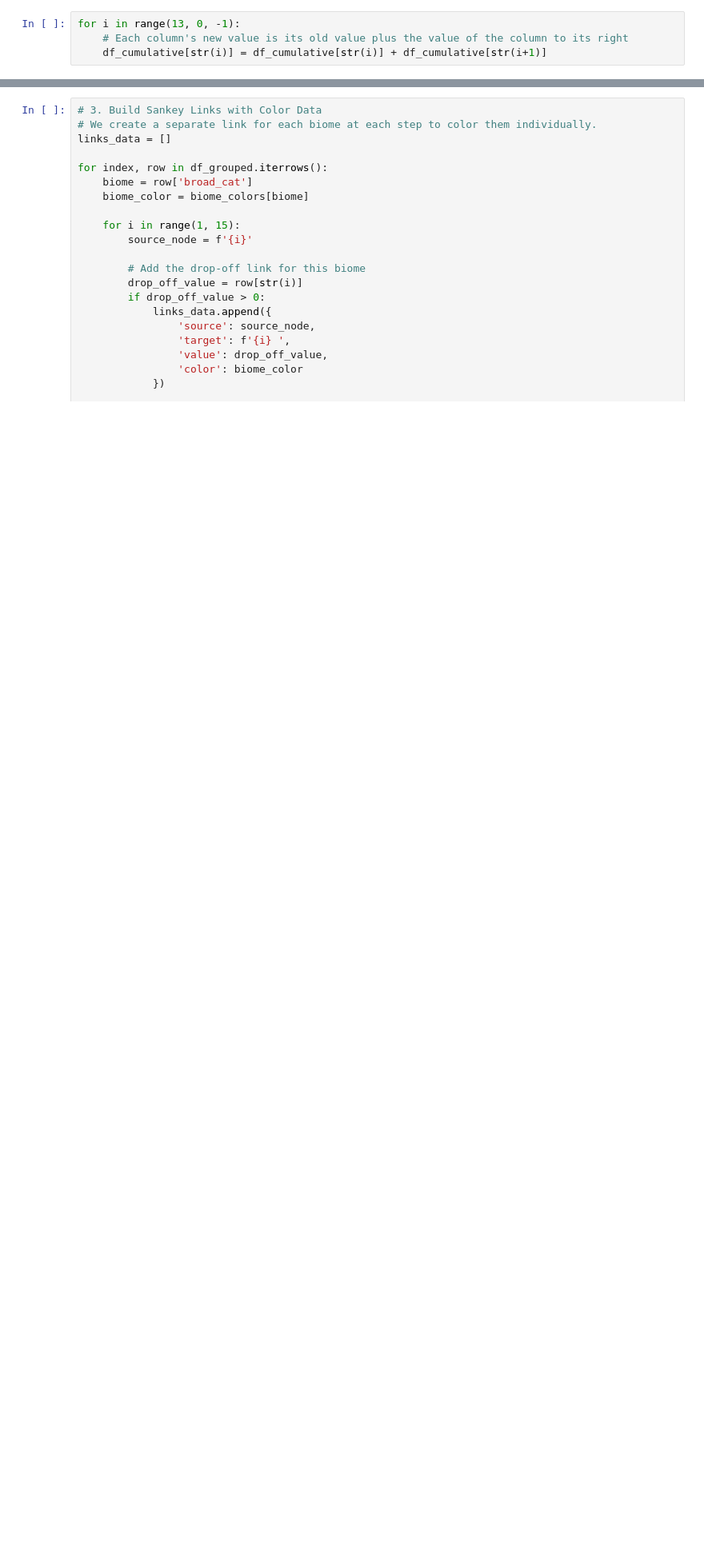
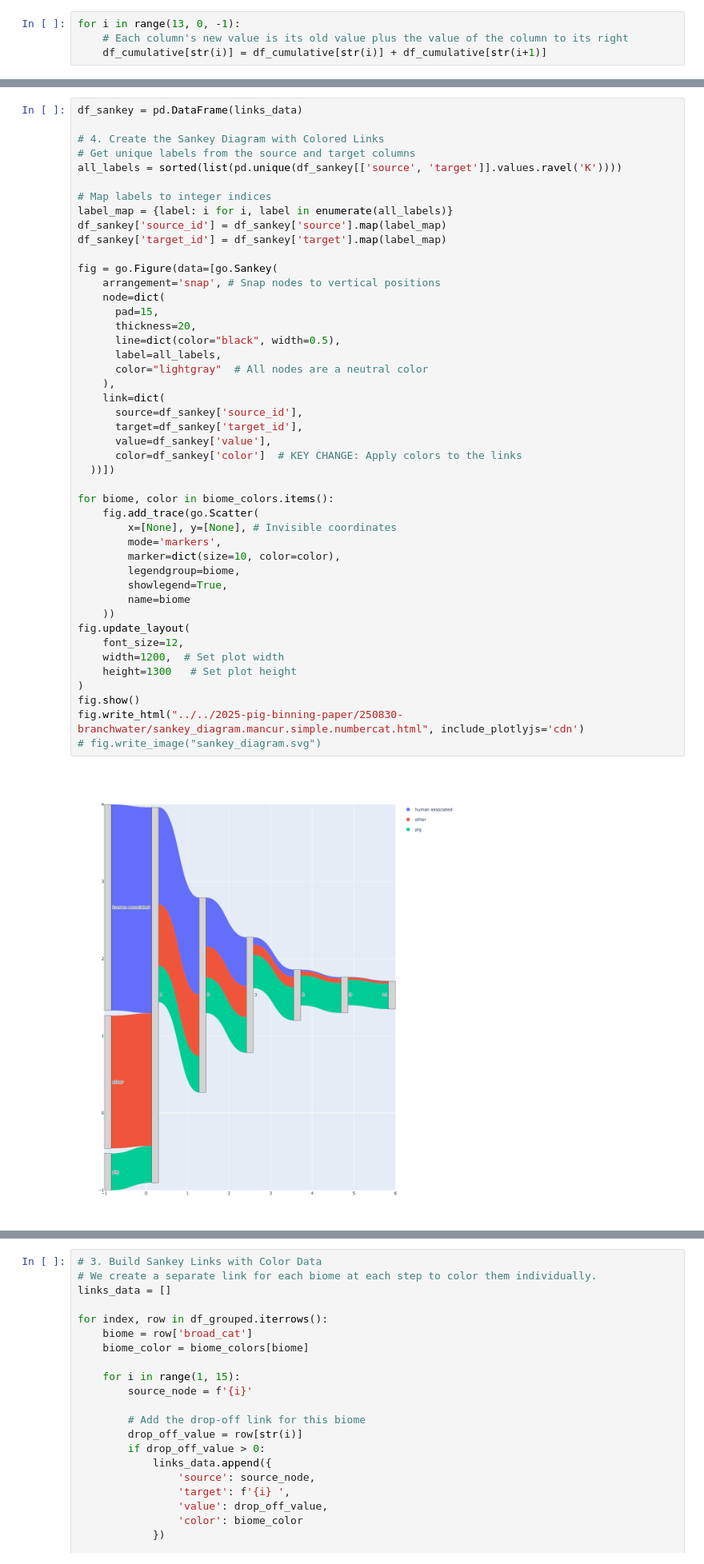
Before and after one commit to AnneliektH/2025-pig-binning-plots, a Jupyter notebook: notebooks/251001_branchwater.ipynb, the cells around one changed output, grey strips where cells are left out. Shown: that part at 80% size. Saved outputs shown, nothing was run; the diff lists cells and outputs as text; blank space fills up the shorter version.

```diff
--- a/notebooks/251001_branchwater.ipynb
+++ b/notebooks/251001_branchwater.ipynb
@@ -185,3 +183,50 @@ biome_colors = {biome: palette[i % len(palette)] for i, biome in enumerate(uniqu
+# %%
+df_sankey = pd.DataFrame(links_data)
+
+# 4. Create the Sankey Diagram with Colored Links
+# Get unique labels from the source and target columns
+all_labels = sorted(list(pd.unique(df_sankey[['source', 'target']].values.ravel('K'))))
+
+# Map labels to integer indices
+label_map = {label: i for i, label in enumerate(all_labels)}
+df_sankey['source_id'] = df_sankey['source'].map(label_map)
+df_sankey['target_id'] = df_sankey['target'].map(label_map)
+
+fig = go.Figure(data=[go.Sankey(
+    arrangement='snap', # Snap nodes to vertical positions
+    node=dict(
+      pad=15,
+      thickness=20,
+      line=dict(color="black", width=0.5),
+      label=all_labels,
+      color="lightgray"  # All nodes are a neutral color
+    ),
+    link=dict(
+      source=df_sankey['source_id'],
+      target=df_sankey['target_id'],
+      value=df_sankey['value'],
+      color=df_sankey['color']  # KEY CHANGE: Apply colors to the links
+  ))])
+
+for biome, color in biome_colors.items():
+    fig.add_trace(go.Scatter(
+        x=[None], y=[None], # Invisible coordinates
+        mode='markers',
+        marker=dict(size=10, color=color),
+        legendgroup=biome,
+        showlegend=True,
+        name=biome
+    ))
+fig.update_layout(
+    font_size=12,
+    width=1200,  # Set plot width
+    height=1300   # Set plot height
+)
+fig.show()
+fig.write_html("../../2025-pig-binning-paper/250830-branchwater/sankey_diagram.mancur.simple.numbercat.html", include_plotlyjs='cdn')
+# fig.write_image("sankey_diagram.svg")
+# %% [output]
+[figure, added]
 # %%
 links_data = []
 
```
Also changed, not shown: parts of 23 cells of this notebook, 12 other files.
